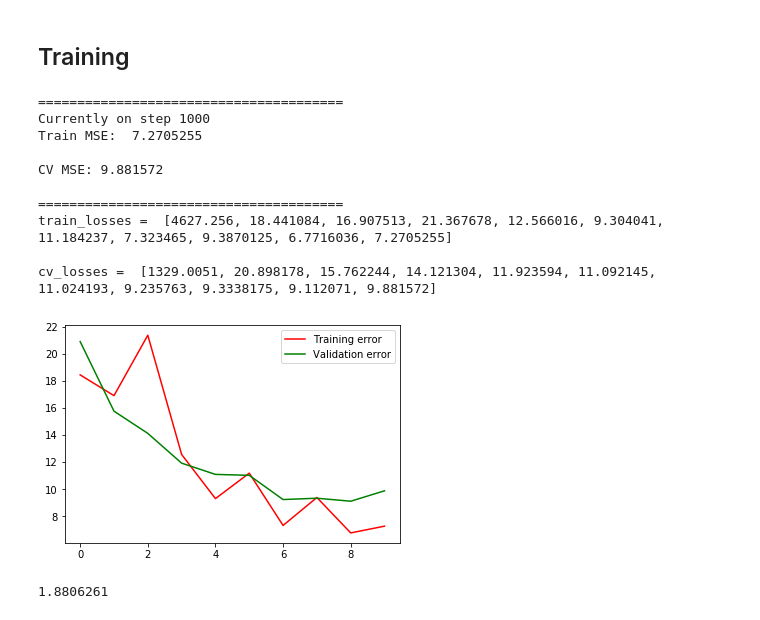
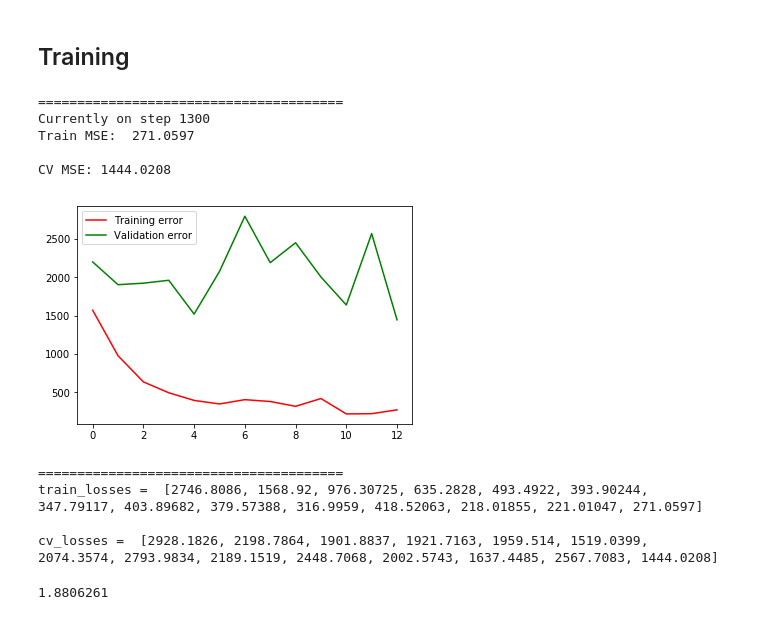
Before and after one commit to sgmig/ml_projects, a Jupyter notebook: kaggle/facial-keypoints-detection/facial_keypoints_CNN_training_Full_File.ipynb, the cells around one changed output. Drawn from its saved outputs; the diff is of its cells as text; code cells hidden in the pictures.

```diff
--- a/kaggle/facial-keypoints-detection/facial_keypoints_CNN_training_Full_File.ipynb
+++ b/kaggle/facial-keypoints-detection/facial_keypoints_CNN_training_Full_File.ipynb
@@ -259,14 +259,23 @@ convo3_pool = tf.nn.max_pool(convo3, ksize=[1, 2, 2, 1],
 
 convo3_flat = tf.reshape(convo3_pool,[-1,6*6*128])
 
-full_layer_one = tf.nn.relu(normal_full_layer(convo3_flat,1024))
+flat_bn = bn_layer(normal_full_layer(convo3_flat,1024), is_training = training)
+
+full_layer_one = tf.nn.relu(flat_bn)
 
 # DROPOUT AND OUTPOUT LAYER
 
-full_one_dropout = tf.nn.dropout(full_layer_one, rate = drop_rate)
+#full_one_dropout = tf.nn.dropout(full_layer_one, rate = drop_rate)
+
+full_layer_two = normal_full_layer(full_layer_one, 30)
+
+full_bn = bn_layer(full_layer_two, is_training = training )
+
+#keypoints_pred = tf.nn.sigmoid(full_bn)
+keypoints_pred = tf.math.minimum(tf.nn.relu(full_bn), 96.0)
 
 #keypoints_pred = tf.nn.relu(normal_full_layer(full_one_dropout,30))
-keypoints_pred = normal_full_layer(full_one_dropout,30)
+#keypoints_pred = normal_full_layer(full_one_dropout,30)
 #added output function to keep outputs below 96
 
 #keypoints_pred = sigmoid_layer(full_one_dropout, 30, 96)
@@ -275,16 +284,10 @@ keypoints_pred = normal_full_layer(full_one_dropout,30)
 #keypoints_pred = normal_full_layer(pre_pred_bn,30)
 # %%
 # LOSS FUNCTION
-
-masked_mse_loss = tf.reduce_mean(tf.square(
-        tf.boolean_mask(keypoints_pred - keypoints_true, tf.is_finite(keypoints_true) )
+masked_loss = tf.reduce_mean(tf.square(
+    tf.boolean_mask(keypoints_pred - keypoints_true,
+                        tf.is_finite(keypoints_true) )
     ))
 
-signs = tf.math.sign(tf.subtract(keypoints_pred, tf.constant(96,tf.float32)))
-
-upper_bound_loss = tf.reduce_sum(tf.add(tf.constant(1, tf.float32), signs))
-
-regularized_loss = tf.add(masked_mse_loss, tf.multiply(L,upper_bound_loss))
-
 optimizer = tf.train.AdamOptimizer(learning_rate=lr)
-train = optimizer.minimize(regularized_loss)
+train = optimizer.minimize(masked_loss)
@@ -307,7 +302,7 @@ counter = 0
 # %% [markdown]
 ## Training
 # %%
-num_steps = 1000
+num_steps = 5000
 
 fig = plt.figure()
 ax = fig.add_subplot(1, 1, 1)
@@ -327,7 +322,7 @@ with tf.Session() as sess:
 
         _ , train_loss= sess.run([train, masked_loss],
                                   feed_dict={x: x_batch, keypoints_true: keypoints_batch,
-                                             lr:0.0005, drop_rate:0})
+                                             lr:0.1, training:True})
 
         # PRINT OUT A MESSAGE EVERY 100 STEPS
 
@@ -337,7 +332,7 @@ with tf.Session() as sess:
         if iteration%100 == 0:
 
             cv_loss = sess.run(masked_loss, feed_dict={x:x_cv,keypoints_true:keypoints_cv,
-                                                         drop_rate:0})
+                                                      training: False})
 
             train_losses.append(train_loss)
             cv_losses.append(cv_loss)
@@ -357,42 +352,41 @@ with tf.Session() as sess:
             print('=======================================')
             print('train_losses = ', train_losses, '\n')
             print('cv_losses = ', cv_losses)
 
             clear_output(wait = True)
 
     # printing final results
 
     print('=======================================')
     print('Currently on step {}'.format(iteration))
     print('Train MSE: ', train_loss, '\n')
     print('CV MSE:', cv_loss, '\n')
 
     ax.cla()
     ax.plot(train_losses[1:], 'r', label = 'Training error')
     ax.plot(cv_losses[1:], 'g', label = 'Validation error')
     ax.legend()
 
 
     print('=======================================')
     print('train_losses = ', train_losses, '\n')
     print('cv_losses = ', cv_losses)
 
     #saver.save(sess, "./saved_models/keypoints_3_lay_cnn_" + str(counter) )
     #saver.save(sess, "./saved_models/keypoints_3_lay_cnn_1"  )
     #counter +=1
     #print(counter)
 # %% [output]
 =======================================
-Currently on step 1000
-Train MSE:  7.2705255
+Currently on step 1300
+Train MSE:  271.0597
 
-CV MSE: 9.881572
-
-=======================================
-train_losses =  [4627.256, 18.441084, 16.907513, 21.367678, 12.566016, 9.304041, 11.184237, 7.323465, 9.3870125, 6.7716036, 7.2705255]
-
-cv_losses =  [1329.0051, 20.898178, 15.762244, 14.121304, 11.923594, 11.092145, 11.024193, 9.235763, 9.3338175, 9.112071, 9.881572]
+CV MSE: 1444.0208
-[figure, old version]
+[figure, new version]
+=======================================
+train_losses =  [2746.8086, 1568.92, 976.30725, 635.2828, 493.4922, 393.90244, 347.79117, 403.89682, 379.57388, 316.9959, 418.52063, 218.01855, 221.01047, 271.0597]
+
+cv_losses =  [2928.1826, 2198.7864, 1901.8837, 1921.7163, 1959.514, 1519.0399, 2074.3574, 2793.9834, 2189.1519, 2448.7068, 2002.5743, 1637.4485, 2567.7083, 1444.0208]
 # %%
 np.sqrt(cv_losses[-1])
 # %% [output]
```
Also changed, not shown: parts of 2 cells of this notebook.
